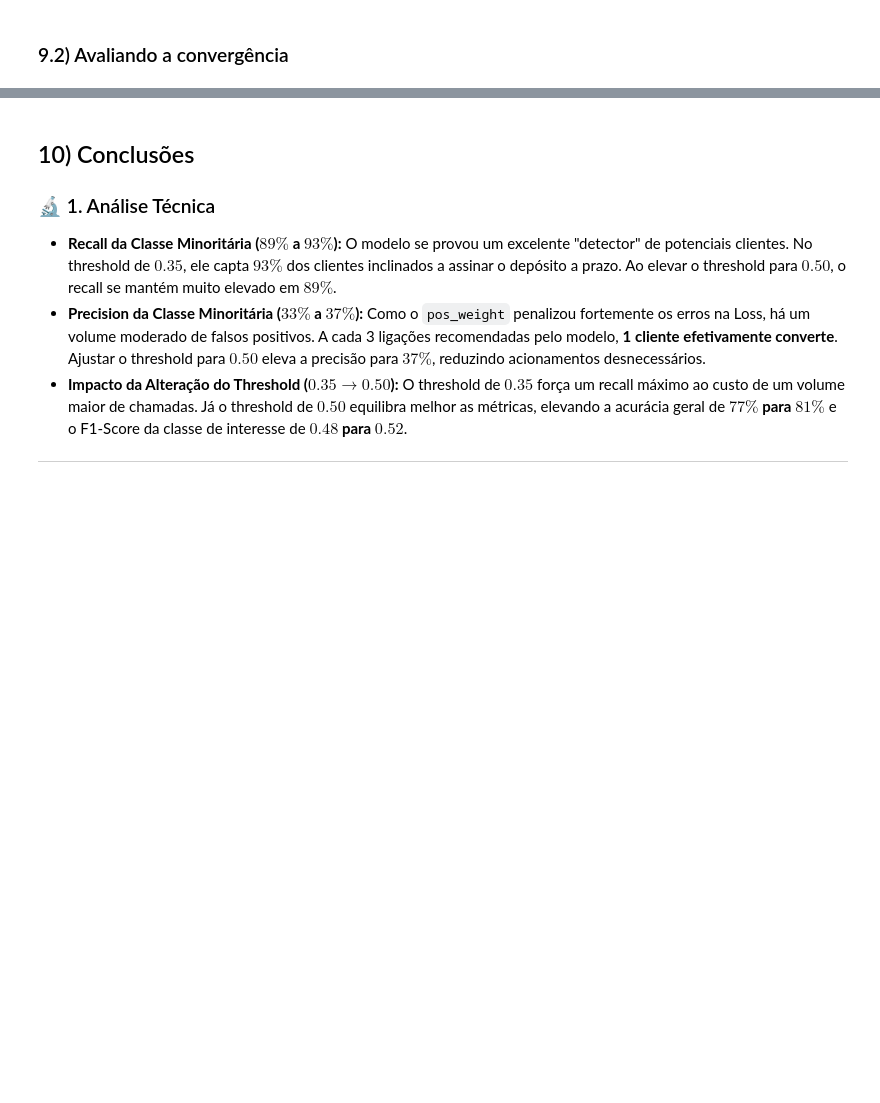
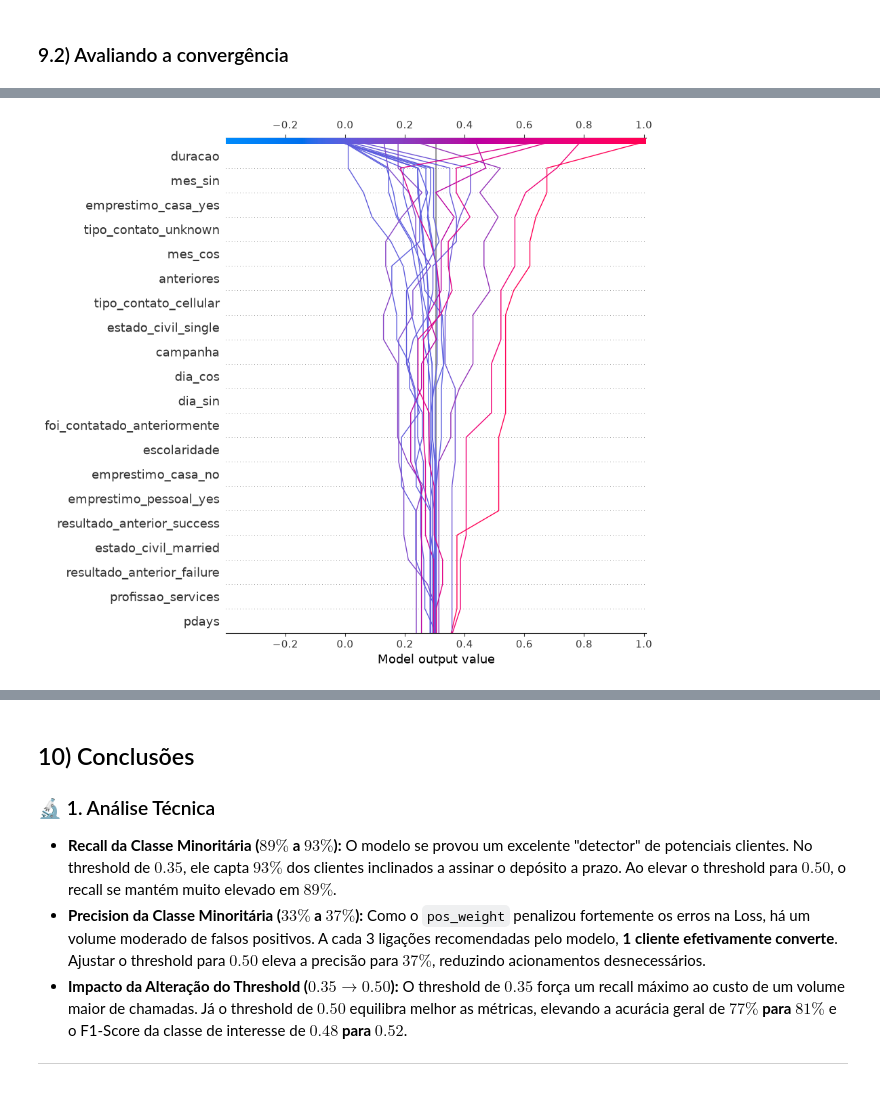
Before and after one commit to gomesalan/Notebooks_Deep_Learning, a Jupyter notebook: Classificação/1_projeto_marketing_depositos.ipynb, the cells around one changed output, grey strips where cells are left out. Drawn from its saved outputs; the diff is of its cells as text; code cells hidden in the pictures; blank space fills up the shorter version.

```diff
--- a/Classificação/1_projeto_marketing_depositos.ipynb
+++ b/Classificação/1_projeto_marketing_depositos.ipynb
@@ -521,0 +622,5 @@ plt.show()
+# %%
+# Mostra a trajetória de decisão nos primeiras 20 clientes
+shap.decision_plot(explainer.expected_value, shap_vals_matrix[:20], feature_names=feature_names)
+# %% [output]
+[figure, added]
```
Also changed, not shown: parts of 11 cells of this notebook, 1 other file.
